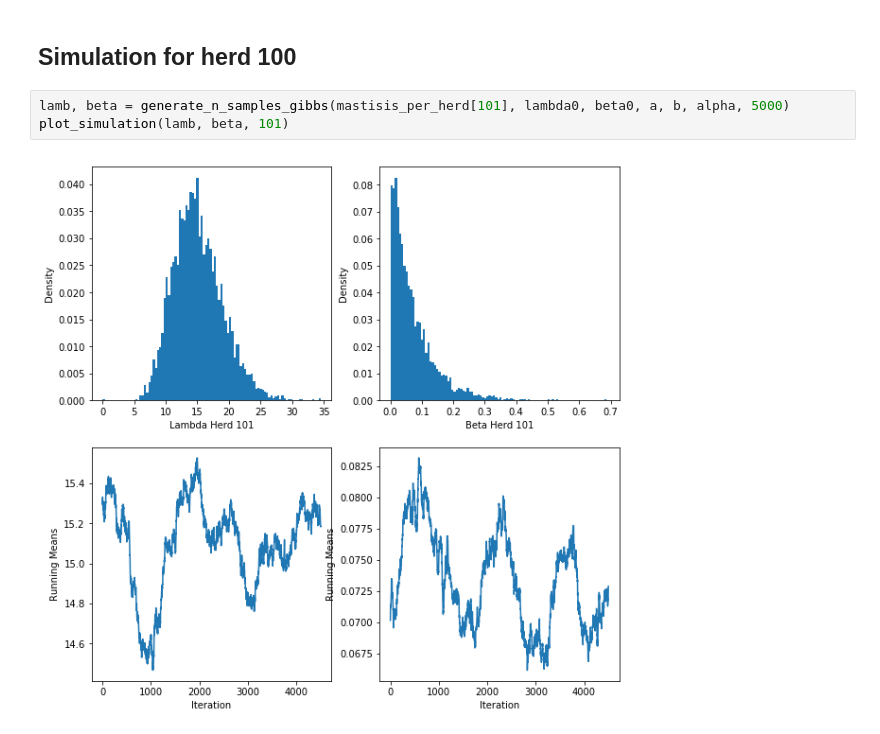
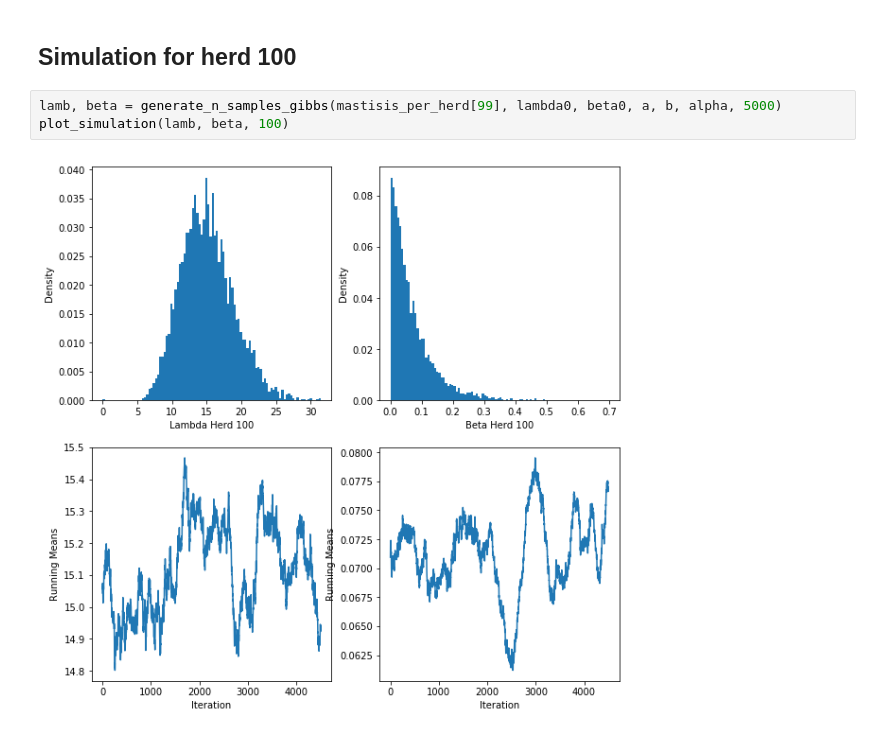
Before and after one commit to sally14/ComputationalStats, a Jupyter notebook: TD3/gibbs_mastitis.ipynb, the cells around one changed output. Saved outputs shown, nothing was run; the diff lists cells and outputs as text.

```diff
--- a/TD3/gibbs_mastitis.ipynb
+++ b/TD3/gibbs_mastitis.ipynb
@@ -122,7 +122,7 @@ plot_simulation(lamb, beta, 15)
 # %% [markdown]
 ## Simulation for herd 100
 # %%
-lamb, beta = generate_n_samples_gibbs(mastisis_per_herd[101], lambda0, beta0, a, b, alpha, 5000)
-plot_simulation(lamb, beta, 101)
+lamb, beta = generate_n_samples_gibbs(mastisis_per_herd[99], lambda0, beta0, a, b, alpha, 5000)
+plot_simulation(lamb, beta, 100)
 # %% [output]
-[figure, old version]
+[figure, new version]
```
Also changed, not shown: 2 other files.
